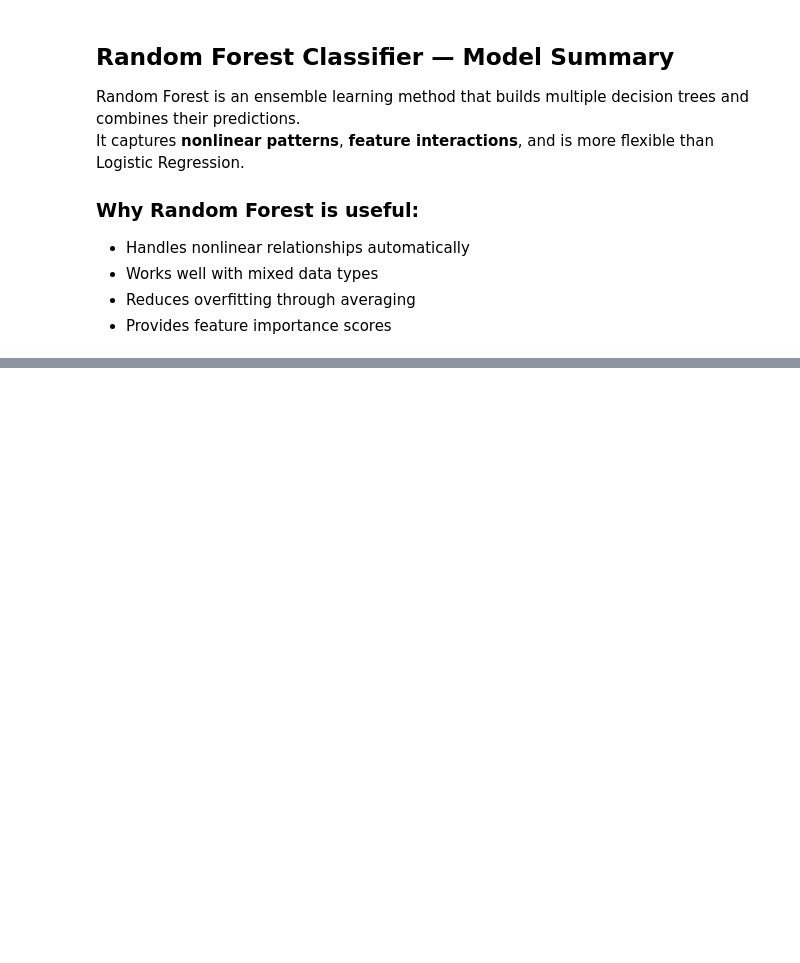
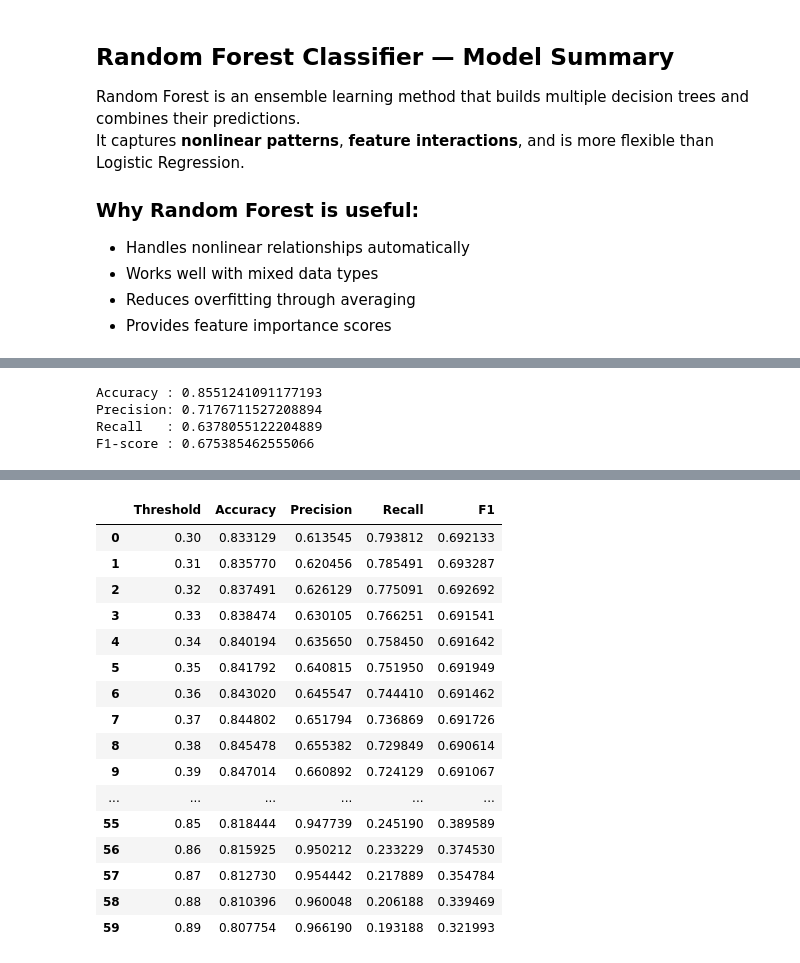
Before and after one commit to krishnananavaty/ML-Team5-Project, a Jupyter notebook: Task10_Model_Buidling_Krishna.ipynb, the cells around one changed output, grey strips where cells are left out. Cells and saved outputs as stored; diff of their text form; code cells hidden in the pictures; blank space fills up the shorter version.

```diff
--- a/Task10_Model_Buidling_Krishna.ipynb
+++ b/Task10_Model_Buidling_Krishna.ipynb
@@ -1777,0 +2155,3 @@ print("\nClassification Report:\n", classification_report(y_test, y_pred))
+# %%
+y_pred_prob = model.predict(X_test_ready)
+y_pred = (y_pred_prob > 0.5).astype(int)
@@ -1777,0 +2160,39 @@ print("\nClassification Report:\n", classification_report(y_test, y_pred))
+# %%
+from sklearn.metrics import accuracy_score, precision_score, recall_score, f1_score
+
+accuracy  = accuracy_score(y_test, y_pred)
+precision = precision_score(y_test, y_pred)
+recall    = recall_score(y_test, y_pred)
+f1        = f1_score(y_test, y_pred)
+
+print("Accuracy :", accuracy)
+print("Precision:", precision)
+print("Recall   :", recall)
+print("F1-score :", f1)
+# %% [output]
+Accuracy : 0.8551241091177193
+Precision: 0.7176711527208894
+Recall   : 0.6378055122204889
+F1-score : 0.675385462555066
+# %%
+from sklearn.metrics import precision_score, recall_score, accuracy_score, f1_score
+
+y_prob = model.predict(X_test_ready)
+
+thresholds = [i/100 for i in range(30, 90)]  # 0.30 to 0.89
+
+results = []
+
+for t in thresholds:
+    y_pred_t = (y_prob > t).astype(int)
+    precision = precision_score(y_test, y_pred_t)
+    recall = recall_score(y_test, y_pred_t)
+    accuracy = accuracy_score(y_test, y_pred_t)
+    f1 = f1_score(y_test, y_pred_t)
+    results.append((t, accuracy, precision, recall, f1))
+
+# Convert to DataFrame for easy viewing
+import pandas as pd
+df_thresh = pd.DataFrame(results, columns=["Threshold", "Accuracy", "Precision", "Recall", "F1"])
+df_thresh
+# %% [output]
@@ -1777,0 +2200,17 @@ print("\nClassification Report:\n", classification_report(y_test, y_pred))
+|  | Threshold | Accuracy | Precision | Recall | F1 |
+| 0 | 0.30 | 0.833129 | 0.613545 | 0.793812 | 0.692133 |
+| 1 | 0.31 | 0.835770 | 0.620456 | 0.785491 | 0.693287 |
+| 2 | 0.32 | 0.837491 | 0.626129 | 0.775091 | 0.692692 |
+| 3 | 0.33 | 0.838474 | 0.630105 | 0.766251 | 0.691541 |
+| 4 | 0.34 | 0.840194 | 0.635650 | 0.758450 | 0.691642 |
+| 5 | 0.35 | 0.841792 | 0.640815 | 0.751950 | 0.691949 |
+| 6 | 0.36 | 0.843020 | 0.645547 | 0.744410 | 0.691462 |
+| 7 | 0.37 | 0.844802 | 0.651794 | 0.736869 | 0.691726 |
+| 8 | 0.38 | 0.845478 | 0.655382 | 0.729849 | 0.690614 |
+| 9 | 0.39 | 0.847014 | 0.660892 | 0.724129 | 0.691067 |
+| ... | ... | ... | ... | ... | ... |
+| 55 | 0.85 | 0.818444 | 0.947739 | 0.245190 | 0.389589 |
+| 56 | 0.86 | 0.815925 | 0.950212 | 0.233229 | 0.374530 |
+| 57 | 0.87 | 0.812730 | 0.954442 | 0.217889 | 0.354784 |
+| 58 | 0.88 | 0.810396 | 0.960048 | 0.206188 | 0.339469 |
+| 59 | 0.89 | 0.807754 | 0.966190 | 0.193188 | 0.321993 |
```
Also changed, not shown: parts of 25 cells of this notebook.
